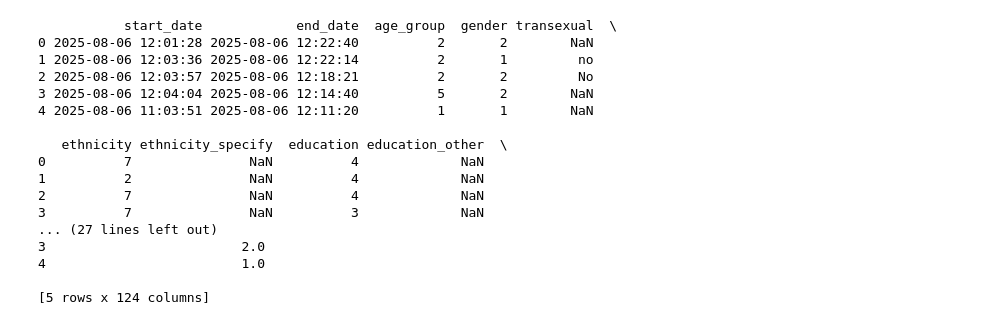
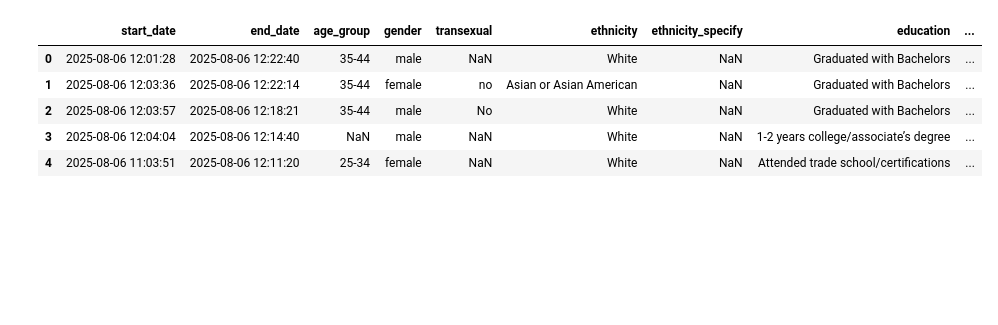
Before and after one commit to ReneeErnst/worldview-study, a Jupyter notebook: notebooks/dataprep.ipynb, the cells around one changed output. Saved outputs shown, nothing was run; the diff lists cells and outputs as text; code cells hidden in the pictures; blank space fills up the shorter version.

```diff
--- a/notebooks/dataprep.ipynb
+++ b/notebooks/dataprep.ipynb
@@ -1,28 +1,27 @@
 # %%
 # Load prepped_raw_data.xlsx into a dataframe. First row is header, second row should be skipped.
+import numpy as np
 import pandas as pd
 
 import worldview
 from worldview import preprocessor
 
+# Show full dataframes when printing
+pd.set_option("display.max_rows", None)
+pd.set_option("display.max_columns", None)
+pd.set_option("display.float_format", lambda x: "%.5f" % x)
+np.set_printoptions(threshold=100, suppress=True)
+
 data_loc = worldview.get_data_dir()
 df = pd.read_excel(data_loc / "prepped_raw_data.xlsx", header=0, skiprows=[1])
-print(df.head())
+
+df = preprocessor.demographics_mapping(df)
+
+df.head()
 # %% [output]
-           start_date            end_date  age_group  gender transexual  \
-0 2025-08-06 12:01:28 2025-08-06 12:22:40          2       2        NaN
-1 2025-08-06 12:03:36 2025-08-06 12:22:14          2       1         no
-2 2025-08-06 12:03:57 2025-08-06 12:18:21          2       2         No
-3 2025-08-06 12:04:04 2025-08-06 12:14:40          5       2        NaN
-4 2025-08-06 11:03:51 2025-08-06 12:11:20          1       1        NaN
-
-   ethnicity ethnicity_specify  education education_other  \
-0          7               NaN          4             NaN
-1          2               NaN          4             NaN
-2          7               NaN          4             NaN
-3          7               NaN          3             NaN
-... (27 lines left out)
-3                         2.0
-4                         1.0
-
-[5 rows x 124 columns]
+|  | start_date | end_date | age_group | gender | transexual | ethnicity | ethnicity_specify | education | ... |
+| 0 | 2025-08-06 12:01:28 | 2025-08-06 12:22:40 | 35-44 | male | NaN | White | NaN | Graduated with Bachelors | ... |
+| 1 | 2025-08-06 12:03:36 | 2025-08-06 12:22:14 | 35-44 | female | no | Asian or Asian American | NaN | Graduated with Bachelors | ... |
+| 2 | 2025-08-06 12:03:57 | 2025-08-06 12:18:21 | 35-44 | male | No | White | NaN | Graduated with Bachelors | ... |
+| 3 | 2025-08-06 12:04:04 | 2025-08-06 12:14:40 | NaN | male | NaN | White | NaN | 1-2 years college/associate’s degree | ... |
+| 4 | 2025-08-06 11:03:51 | 2025-08-06 12:11:20 | 25-34 | female | NaN | White | NaN | Attended trade school/certifications | ... |
```
Also changed, not shown: parts of 5 cells of this notebook, 8 other files.
